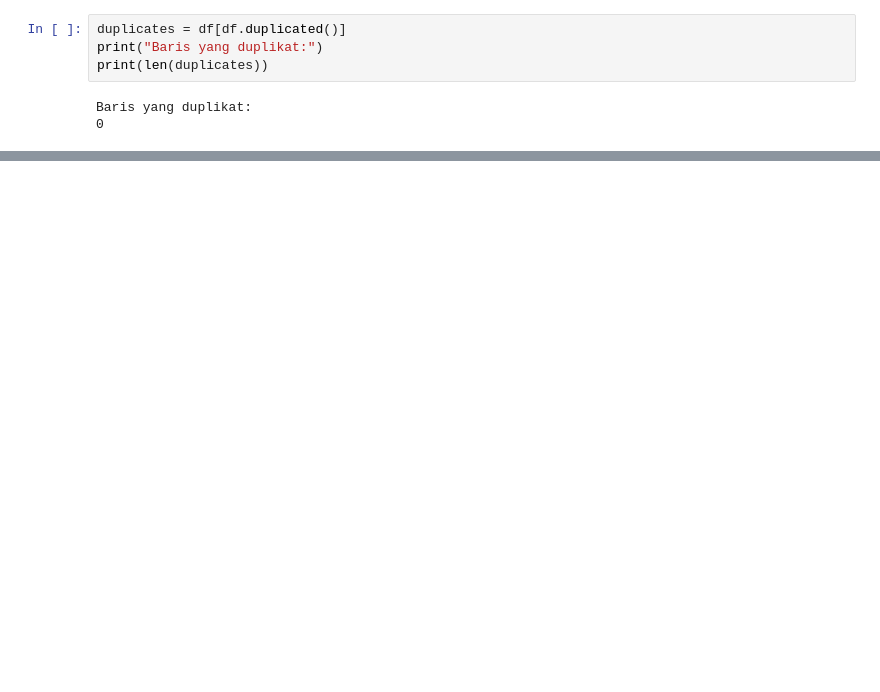
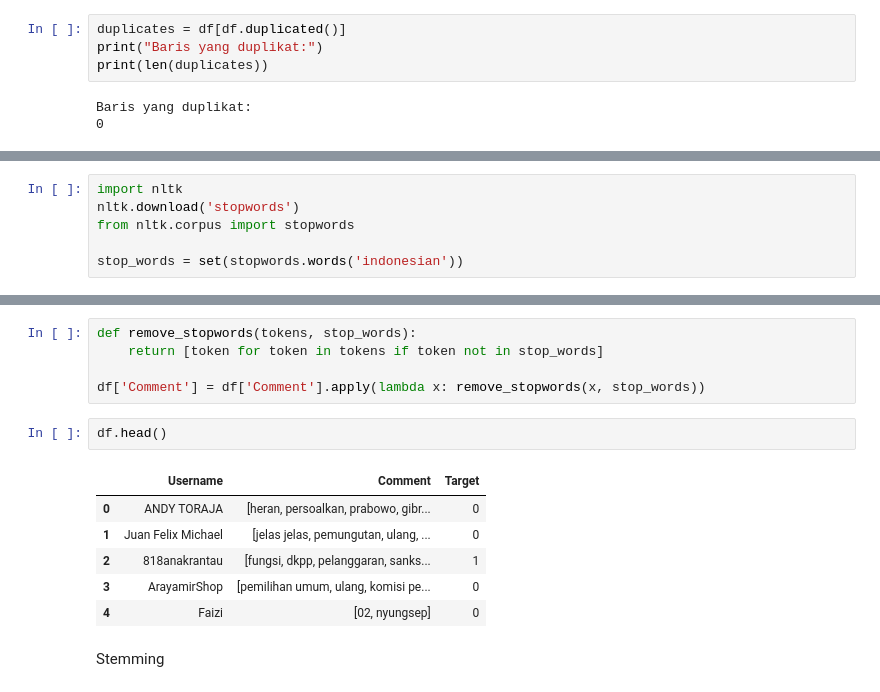
Before and after one commit to RasyadBima15/ML-Project-ICT-Scientific-Paper-GemastikXVII, a Jupyter notebook: ClassificationProject.ipynb, the cells around one changed output, grey strips where cells are left out. Saved outputs shown, nothing was run; the diff lists cells and outputs as text; blank space fills up the shorter version.

```diff
--- a/ClassificationProject.ipynb
+++ b/ClassificationProject.ipynb
@@ -23,0 +80,6 @@ df.shape
+# %%
+import nltk
+nltk.download('stopwords')
+from nltk.corpus import stopwords
+
+stop_words = set(stopwords.words('indonesian'))
@@ -23,0 +110,16 @@ df.shape
+# %%
+def remove_stopwords(tokens, stop_words):
+    return [token for token in tokens if token not in stop_words]
+
+df['Comment'] = df['Comment'].apply(lambda x: remove_stopwords(x, stop_words))
+# %%
+df.head()
+# %% [output]
+|  | Username | Comment | Target |
+| 0 | ANDY TORAJA | [heran, persoalkan, prabowo, gibr... | 0 |
+| 1 | Juan Felix Michael | [jelas jelas, pemungutan, ulang, ... | 0 |
+| 2 | 818anakrantau | [fungsi, dkpp, pelanggaran, sanks... | 1 |
+| 3 | ArayamirShop | [pemilihan umum, ulang, komisi pe... | 0 |
+| 4 | Faizi | [02, nyungsep] | 0 |
+# %% [markdown]
+Stemming
```
Also changed, not shown: parts of 19 cells of this notebook, 2 other files.
